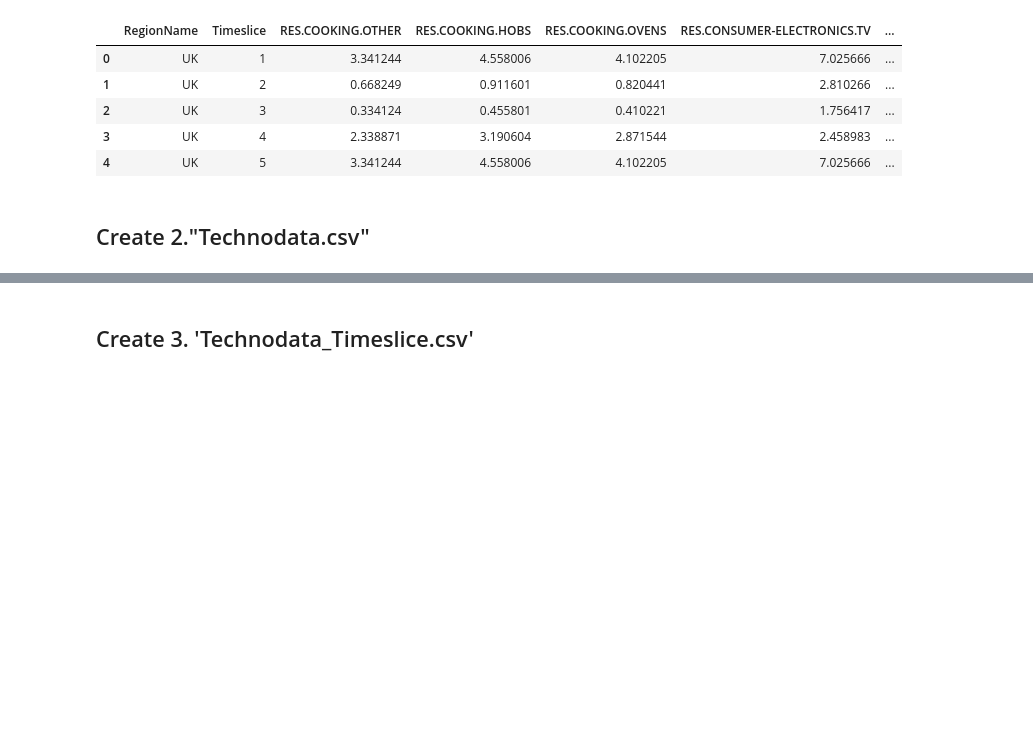
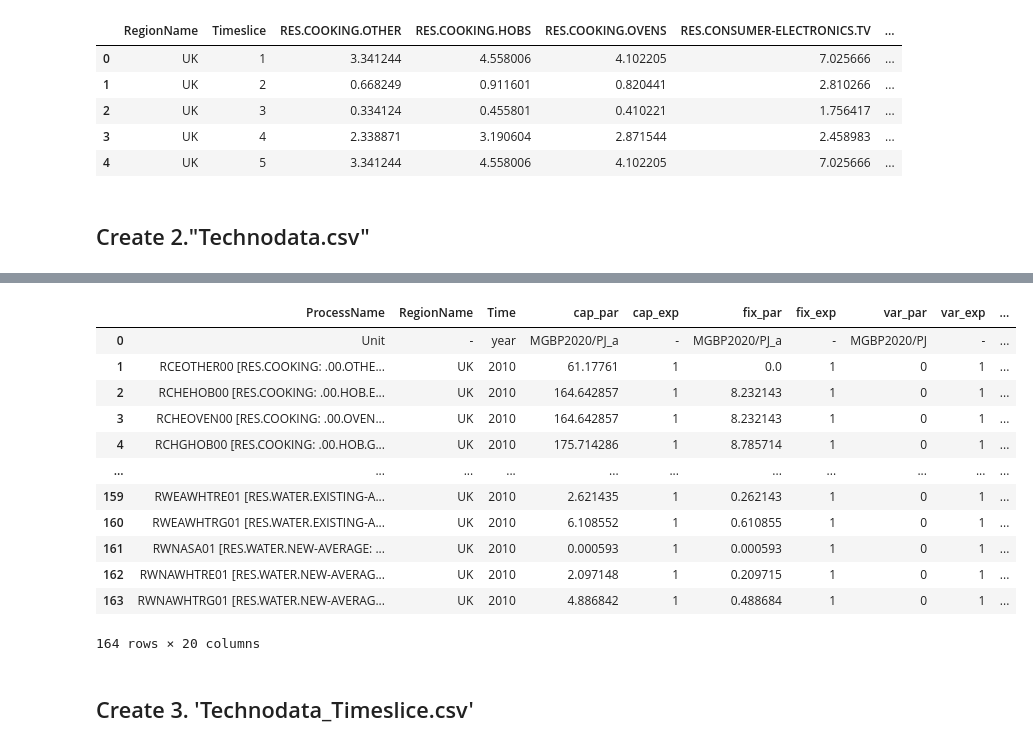
Before and after one commit to Jin-Jun-Mei/MUSE_UK_buildings, a Jupyter notebook: Residential/python_script/create_MUSE_Files_Residential.ipynb, the cells around one changed output, grey strips where cells are left out. Cells and saved outputs as stored; diff of their text form; code cells hidden in the pictures; blank space fills up the shorter version.

Commit message:
add new processing script for enhanced analysis

```diff
--- a/Residential/python_script/create_MUSE_Files_Residential.ipynb
+++ b/Residential/python_script/create_MUSE_Files_Residential.ipynb
@@ -445,4 +451,5 @@ Technodata_df['EndUse'] = Technodata_df['ProcessName'].map(service_to_enduse)
 # %%
+# There are missing values in the "cap_par", "fix_par", "TechnicalLife", "EndUse" ect. columns.
 # Define a generalized function that can fill missing values for any specified column based on similar "ProcessName"
 def fill_missing_column_value(row, data, target_column):
     """
@@ -464,13 +471,13 @@ def fill_missing_column_value(row, data, target_column):
         similar_row = available_data[available_data['ProcessName'] == similar_names[0]]
         return similar_row[target_column].values[0]
     return None
-
-# Apply the function to fill missing values in "cap_par", "fix_par"
-for column in ['cap_par', 'fix_par', 'TechnicalLife','EndUse']:
-    Technodata_df[column] = Technodata_df.apply(lambda row: fill_missing_column_value(row, Technodata_df, column)
-                              if pd.isna(row[column]) else row[column], axis=1)
-
-
-# "Fuel" column:
-Technodata_df['Fuel'].fillna('ELC', inplace=True)
+# %%
+# Apply the function to fill missing values in "cap_par", "fix_par"
+for column in ['cap_par', 'fix_par', 'TechnicalLife','EndUse']:
+    Technodata_df[column] = Technodata_df.apply(lambda row: fill_missing_column_value(row, Technodata_df, column)
+                              if pd.isna(row[column]) else row[column], axis=1)
+
+
+# Apply 'fillnan()' to the "Fuel" column:
+Technodata_df['Fuel'] = Technodata_df['Fuel'].fillna('ELC')
 # %%
@@ -482,6 +504,6 @@ print(Technodata_df[Technodata_df.isnull().any(axis=1)])
 # %%
 # add other columns that is required by MUSE
-Technodata_df['RegionName'] = Region
+Technodata_df['RegionName'] = region
 Technodata_df['Time'] = base_year
 Technodata_df['cap_exp'] = 1
 Technodata_df['fix_exp'] = 1
@@ -490,15 +512,7 @@ Technodata_df['var_par'] = 0
 Technodata_df['MaxCapacityGrowth'] = 100 #%
 Technodata_df['ScalingSize'] = 1
 Technodata_df['InterestRate'] = 0.1
+Technodata_df['Agent1'] = 1 # for now, we create a single agent. Ofgem agents will be added later/different version.
-# %%
-# add Agent columns as required by MUSE
-from cls_Agent import Agent
-
-# total number of agents
-n_agents = len(Agent.instances)
-
-for agent in Agent.instances:
-    Technodata_df[agent.AgentShare] = 1/n_agents # equal share of the technology to each agent
 # %%
 # Add the "Unit" row to the DataFrame
 # Step 1: Create the dictionary with the corresponding unit values
@@ -509,37 +523,49 @@ unit_row = {
     "cap_par" : "MGBP2020/PJ_a",
     "cap_exp" : "-",
     "fix_par" : "MGBP2020/PJ_a",
     "fix_exp" : "-",
     "var_par" : "MGBP2020/PJ",
     "var_exp" : "-",
     "MaxCapacityAddition" : "PJ",
     "MaxCapacityGrowth" : "%",
     "TotalCapacityLimit" : "PJ",
     "TechnicalLife" : "years",
     "UtilizationFactor" : "-",
     "ScalingSize" : "PJ",
     "efficiency" : "%",
     "InterestRate" : "-",
     #"Type" : "-",
     "Fuel" : "-",
-    "EndUse" : "-"
+    "EndUse" : "-",
+    "Agent1" : "new"
 }
-
-# Add the Agent unit to the dictionary
-unit_row.update({agent.AgentShare: agent.AgentType for agent in Agent.instances})
 
 # Convert the dictionary into a DataFrame
 unit_df = pd.DataFrame([unit_row])
 
 # Step 3: Concatenate the unit row DataFrame on top of Technodata_final
 Technodata_final = pd.concat([unit_df, Technodata_df]).reset_index(drop=True)
 
 
 # Rearrange the columns to ensure 'ProcessName' is the first column
 columns = ['ProcessName'] + [col for col in Technodata_final.columns if col != 'ProcessName']
 Technodata_final = Technodata_final[columns]
 
 Technodata_final
+# %% [output]
+|  | ProcessName | RegionName | Time | cap_par | cap_exp | fix_par | fix_exp | var_par | var_exp | ... |
+| 0 | Unit | - | year | MGBP2020/PJ_a | - | MGBP2020/PJ_a | - | MGBP2020/PJ | - | ... |
+| 1 | RCEOTHER00 [RES.COOKING: .00.OTHE... | UK | 2010 | 61.17761 | 1 | 0.0 | 1 | 0 | 1 | ... |
+| 2 | RCHEHOB00 [RES.COOKING: .00.HOB.E... | UK | 2010 | 164.642857 | 1 | 8.232143 | 1 | 0 | 1 | ... |
+| 3 | RCHEOVEN00 [RES.COOKING: .00.OVEN... | UK | 2010 | 164.642857 | 1 | 8.232143 | 1 | 0 | 1 | ... |
+| 4 | RCHGHOB00 [RES.COOKING: .00.HOB.G... | UK | 2010 | 175.714286 | 1 | 8.785714 | 1 | 0 | 1 | ... |
+| ... | ... | ... | ... | ... | ... | ... | ... | ... | ... | ... |
+| 159 | RWEAWHTRE01 [RES.WATER.EXISTING-A... | UK | 2010 | 2.621435 | 1 | 0.262143 | 1 | 0 | 1 | ... |
+| 160 | RWEAWHTRG01 [RES.WATER.EXISTING-A... | UK | 2010 | 6.108552 | 1 | 0.610855 | 1 | 0 | 1 | ... |
+| 161 | RWNASA01 [RES.WATER.NEW-AVERAGE: ... | UK | 2010 | 0.000593 | 1 | 0.000593 | 1 | 0 | 1 | ... |
+| 162 | RWNAWHTRE01 [RES.WATER.NEW-AVERAG... | UK | 2010 | 2.097148 | 1 | 0.209715 | 1 | 0 | 1 | ... |
+| 163 | RWNAWHTRG01 [RES.WATER.NEW-AVERAG... | UK | 2010 | 4.886842 | 1 | 0.488684 | 1 | 0 | 1 | ... |
+164 rows × 20 columns
 # %%
 # Save the the df as 'Technodata.csv'.
 Technodata_final.to_csv(output_folder / 'Technodata.csv', index=False)
```
Also changed, not shown: parts of 17 cells of this notebook.
